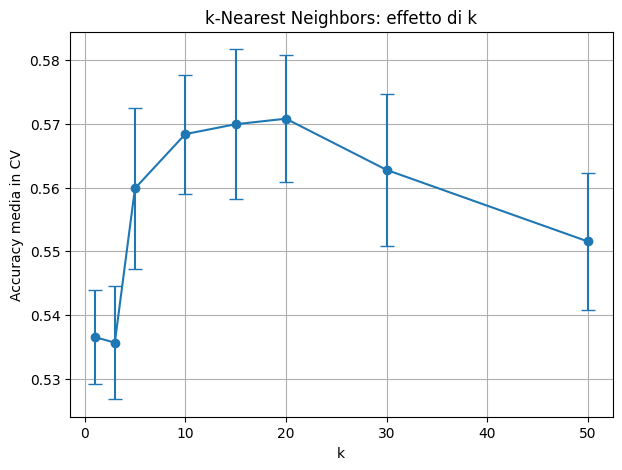
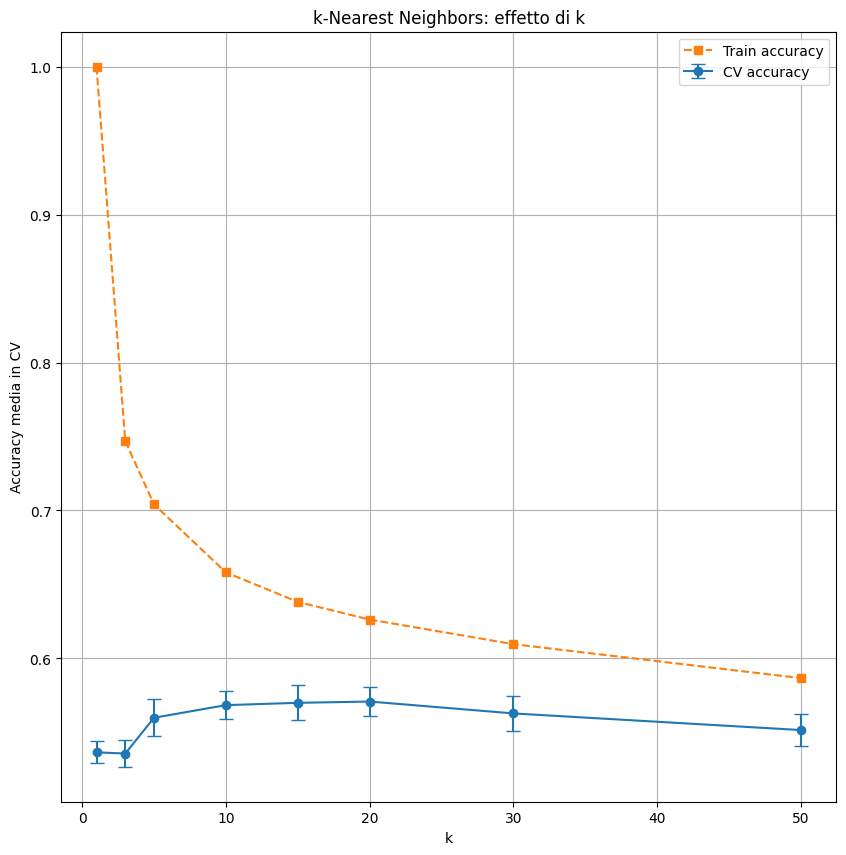
Unified diff of the notebook cell whose output changed from the first chart to the second:
--- before
+++ after
@@ -9,9 +9,11 @@
 
 k = knn_param_grid["model__n_neighbors"]
-plt.figure(figsize=(7, 5))
-plt.errorbar(k, knn_results["mean_test_score"], yerr=knn_results["std_test_score"], marker="o", capsize=5)
+plt.figure(figsize=(10, 10))
+plt.errorbar(k, knn_results["mean_test_score"], yerr=knn_results["std_test_score"], marker="o", capsize=5, label="CV accuracy")
+plt.plot(k, knn_results["mean_train_score"], marker="s", linestyle="--", label="Train accuracy")
 plt.xlabel("k")
 plt.ylabel("Accuracy media in CV")
 plt.title("k-Nearest Neighbors: effetto di k")
+plt.legend()
 plt.grid(True)
 plt.show()

Commit: Conclusioni + script python